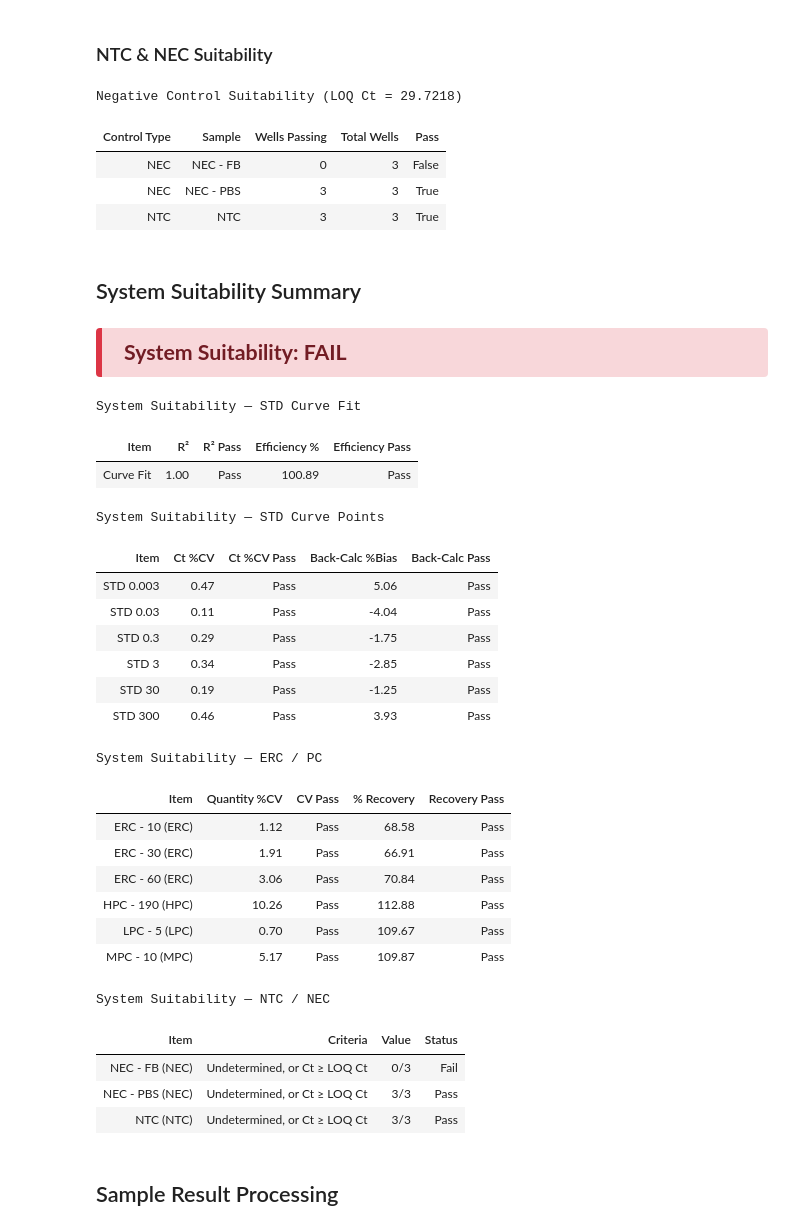
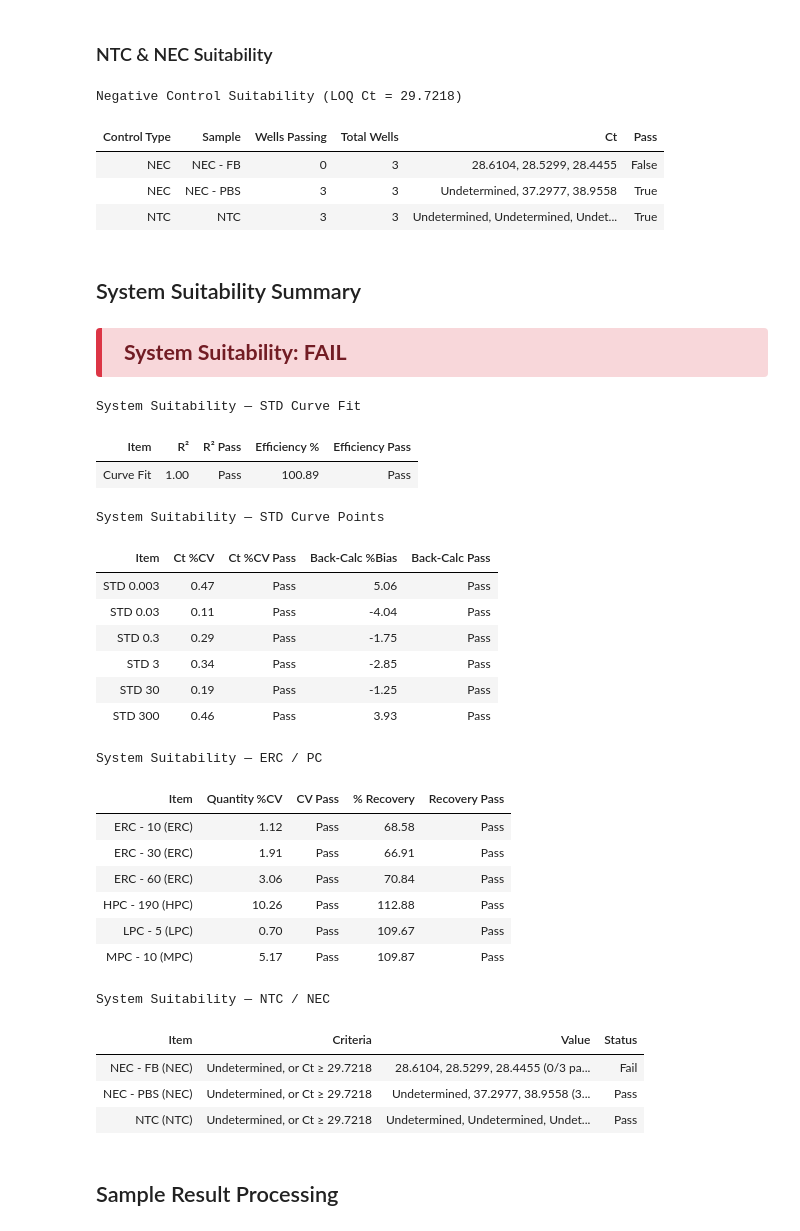
Before and after one commit to GabiRivera0011/resiDNA_workflows, a Jupyter notebook: Notebooks/01_Phase I.ipynb, the cells around one changed output. Cells and saved outputs as stored; diff of their text form; code cells hidden in the pictures.

```diff
--- a/Notebooks/01_Phase I.ipynb
+++ b/Notebooks/01_Phase I.ipynb
@@ -804,38 +804,43 @@ ERC & PC Suitability
 # report no Quantity at all (they shouldn't amplify), so this check stays in Ct
 # space rather than switching to Quantity like the Sample Range check below —
 # loq_ct now comes from STD6's own measured Ct Mean (see "Sample LOQ / STD Range"
 # above) rather than the ICH sigma-in-Ct-space formula.
 negative_controls_df = controls_df[controls_df["control_type"].isin(["NTC", "NEC"])].copy()
 negative_controls_df["well_pass"] = negative_controls_df["ct"].isna() | (negative_controls_df["ct"] >= loq_ct)
 
 negative_control_summary = (
     negative_controls_df.groupby(["control_type", "sample_name"], as_index=False)
-    .agg(**{"Wells Passing": ("well_pass", "sum"), "Total Wells": ("well_pass", "size")})
+    .agg(**{
+        "Wells Passing": ("well_pass", "sum"), "Total Wells": ("well_pass", "size"),
+        # Each well's own Ct, shown alongside LOQ Ct below so a Fail is
+        # traceable to the actual measured value that drove it.
+        "Ct": ("ct", lambda s: ", ".join("Undetermined" if pd.isna(v) else str(v) for v in s)),
+    })
 )
 negative_control_summary["Pass"] = (
     negative_control_summary["Wells Passing"] == negative_control_summary["Total Wells"]
 )
 negative_control_summary = negative_control_summary.rename(
     columns={"control_type": "Control Type", "sample_name": "Sample"}
 )
 
 ntc_pass = bool(
     negative_control_summary.loc[negative_control_summary["Control Type"] == "NTC", "Pass"].all()
 )
 nec_summary = negative_control_summary[negative_control_summary["Control Type"] == "NEC"]
 
 style_table(
     negative_control_summary,
     caption=f"Negative Control Suitability (LOQ Ct = {loq_ct})",
     align="left",
     precision=0,
 )
 # %% [output]
 Negative Control Suitability (LOQ Ct = 29.7218)
-| Control Type | Sample | Wells Passing | Total Wells | Pass |
-| NEC | NEC - FB | 0 | 3 | False |
-| NEC | NEC - PBS | 3 | 3 | True |
-| NTC | NTC | 3 | 3 | True |
+| Control Type | Sample | Wells Passing | Total Wells | Ct | Pass |
+| NEC | NEC - FB | 0 | 3 | 28.6104, 28.5299, 28.4455 | False |
+| NEC | NEC - PBS | 3 | 3 | Undetermined, 37.2977, 38.9558 | True |
+| NTC | NTC | 3 | 3 | Undetermined, Undetermined, Undet... | True |
 # %% [markdown]
 ## System Suitability Summary
 # %%
@@ -921,8 +926,8 @@ ntc_nec_rows = []
 for _, row in negative_control_summary.iterrows():
     ntc_nec_rows.append({
         "Item": f"{row['Sample']} ({row['Control Type']})",
-        "Criteria": "Undetermined, or Ct ≥ LOQ Ct",
-        "Value": f"{row['Wells Passing']}/{row['Total Wells']}",
+        "Criteria": f"Undetermined, or Ct ≥ {loq_ct}",
+        "Value": f"{row['Ct']} ({row['Wells Passing']}/{row['Total Wells']} passing)",
         "Status": "Pass" if row["Pass"] else "Fail",
     })
 
@@ -950,9 +955,9 @@ System Suitability — ERC / PC
 | MPC - 10 (MPC) | 5.17 | Pass | 109.87 | Pass |
 System Suitability — NTC / NEC
 | Item | Criteria | Value | Status |
-| NEC - FB (NEC) | Undetermined, or Ct ≥ LOQ Ct | 0/3 | Fail |
-| NEC - PBS (NEC) | Undetermined, or Ct ≥ LOQ Ct | 3/3 | Pass |
-| NTC (NTC) | Undetermined, or Ct ≥ LOQ Ct | 3/3 | Pass |
+| NEC - FB (NEC) | Undetermined, or Ct ≥ 29.7218 | 28.6104, 28.5299, 28.4455 (0/3 pa... | Fail |
+| NEC - PBS (NEC) | Undetermined, or Ct ≥ 29.7218 | Undetermined, 37.2977, 38.9558 (3... | Pass |
+| NTC (NTC) | Undetermined, or Ct ≥ 29.7218 | Undetermined, Undetermined, Undet... | Pass |
 # %% [markdown]
 ## Sample Result Processing
 # %% [markdown]
```
Also changed, not shown: 4 other files.
